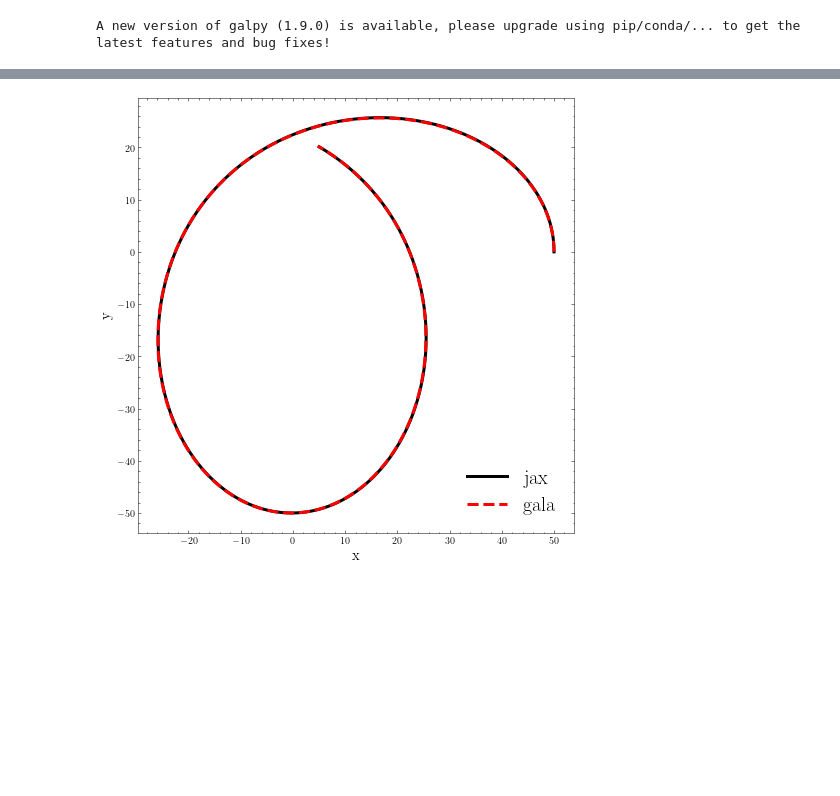
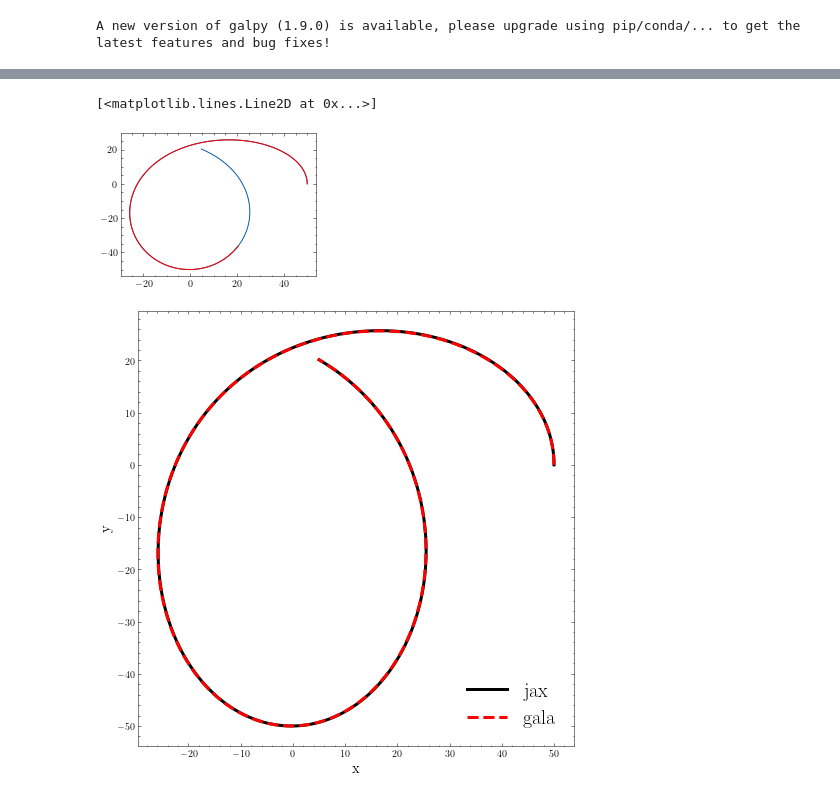
Before and after one commit to GalacticDynamics/galax, a Jupyter notebook: stream_integrator_static_time_dep.ipynb, the cells around one changed output, grey strips where cells are left out. Saved outputs shown, nothing was run; the diff lists cells and outputs as text; code cells hidden in the pictures; blank space fills up the shorter version.

```diff
--- a/stream_integrator_static_time_dep.ipynb
+++ b/stream_integrator_static_time_dep.ipynb
@@ -394,0 +442,13 @@ def eval_spl_funcs(ts, spl_funcs):
+# %%
+params = {'m': 1.0e12, 'a': 10.}
+pot = Isochrone(m=params['m'], a=params['a'],units=usys,)
+t0 = 0.
+dt = 0.5
+n_steps = 2_000
+w0 = jnp.array([50., 0., 0, (0*u.km/u.s).to(u.kpc/u.Myr).value, (150*u.km/u.s).to(u.kpc/u.Myr).value, (0*u.km/u.s).to(u.kpc/u.Myr).value])
+
+ts = jnp.arange(t0, t0 + dt * n_steps + dt/10., dt)
+### Compute the orbit with the provided potential
+
+t_particle = get_t_arr(ts,200.)
+ws_jax = leapfrog_run(w0, t_particle, pot.gradient)
@@ -395,3 +457,17 @@ def eval_spl_funcs(ts, spl_funcs):
+# %%
+import gala.integrate as gi
+ws_jax_time_dep = leapfrog_run(w0, ts, pot.gradient)
+pot_gala = gp.IsochronePotential(m=1.0e12*u.Msun,b=10*u.kpc,
+                                              units=galactic)
+H = gp.Hamiltonian(pot_gala)
+prog_w0 = gd.PhaseSpacePosition(pos=[50, 0, 0.] * u.kpc, vel=[0, 150, 0.] * u.km/u.s)
+o_gala = H.integrate_orbit(prog_w0,t=ts*u.Myr,Integrator=gi.LeapfrogIntegrator)
+# %%
+plt.plot(o_gala.pos.x,o_gala.pos.y)
+plt.plot(ws_jax[:,0],ws_jax[:,1],color='r')
+# %% [output]
+[<matplotlib.lines.Line2D at 0x...>]
+[figure, added]
 # %%
 params = {'m': 1.0e12, 'a': 10.}
 pot = Isochrone(m=params['m'], a=params['a'],units=usys,)
```
Also changed, not shown: parts of 7 cells of this notebook.
